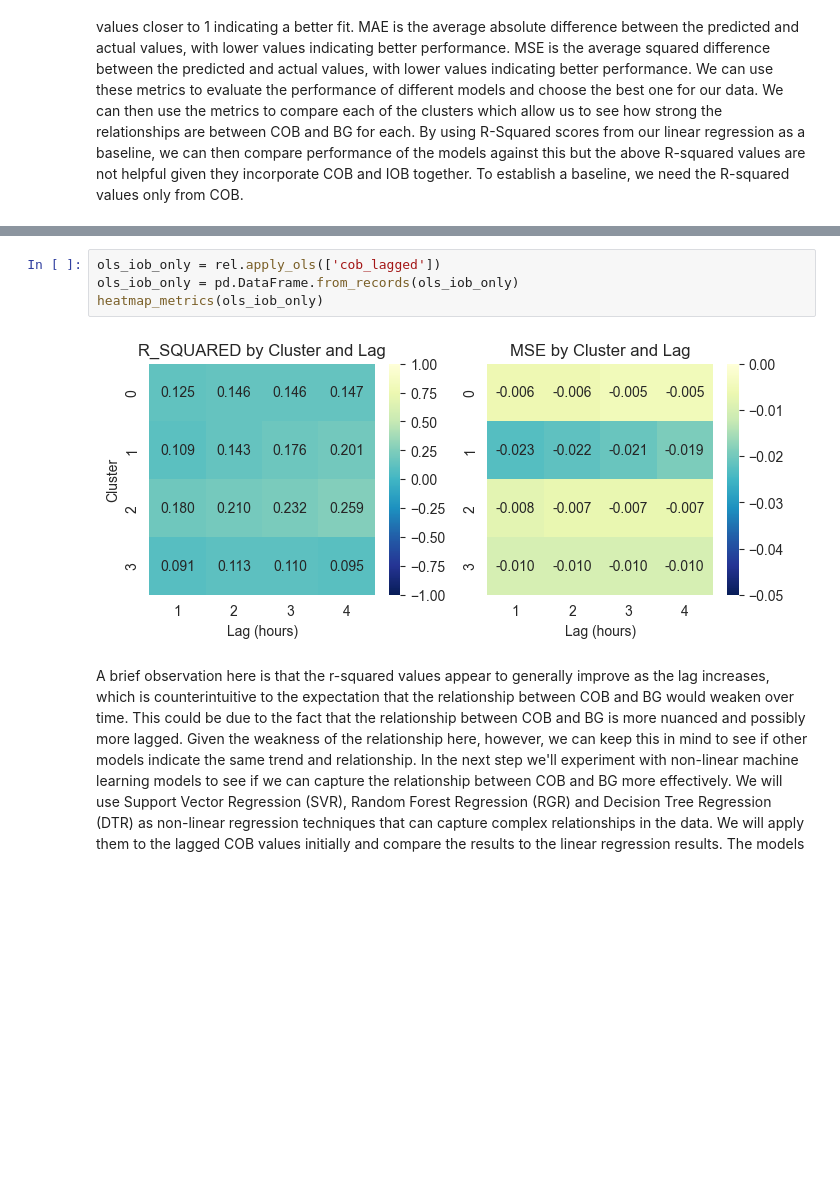
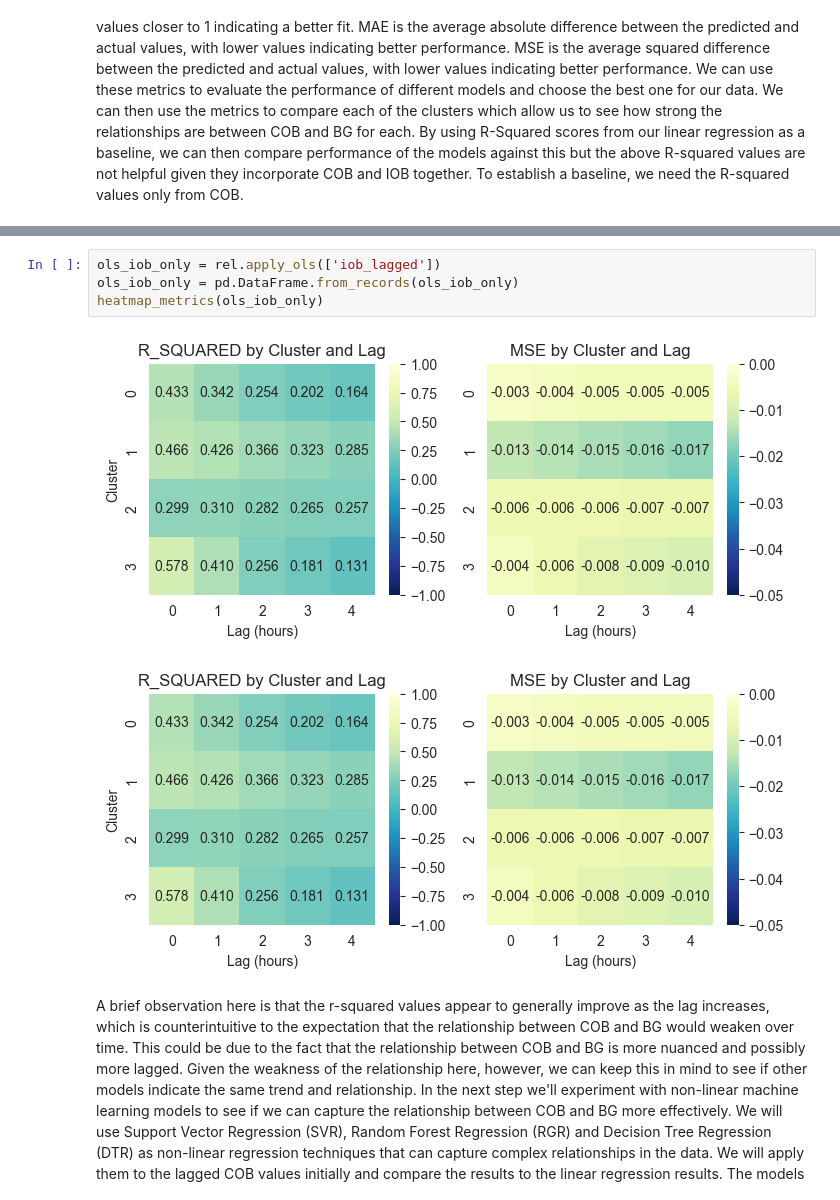
Before and after one commit to rdbrist/masters_project, a Jupyter notebook: notebooks/2.03b-rd-analysis-of-night-clusters.ipynb, the cells around one changed output, grey strips where cells are left out. Saved outputs shown, nothing was run; the diff lists cells and outputs as text; blank space fills up the shorter version.

```diff
--- a/notebooks/2.03b-rd-analysis-of-night-clusters.ipynb
+++ b/notebooks/2.03b-rd-analysis-of-night-clusters.ipynb
@@ -252,9 +275,10 @@ heatmap_metrics(ols_cob_only)
 # %%
-ols_iob_only = rel.apply_ols(['cob_lagged'])
+ols_iob_only = rel.apply_ols(['iob_lagged'])
 ols_iob_only = pd.DataFrame.from_records(ols_iob_only)
 heatmap_metrics(ols_iob_only)
 # %% [output]
-[figure, old version]
+[figure, new version]
+[figure, added]
 # %% [markdown]
 A brief observation here is that the r-squared values appear to generally improve as the lag increases, which is counterintuitive to the expectation that the relationship between COB and BG would weaken over time. This could be due to the fact that the relationship between COB and BG is more nuanced and possibly more lagged. Given the weakness of the relationship here, however, we can keep this in mind to see if other models indicate the same trend and relationship. In the next step we'll experiment with non-linear machine learning models to see if we can capture the relationship between COB and BG more effectively. We will use Support Vector Regression (SVR), Random Forest Regression (RGR) and Decision Tree Regression (DTR) as non-linear regression techniques that can capture complex relationships in the data. We will apply them to the lagged COB values initially and compare the results to the linear regression results. The models will be trained on the lagged COB for the whole night period using cross validation (to minimise the low sample size or max 36 data points per night and the risk of overfitting), and the performance will be evaluated using the same metrics as before: R-Squared and MSE. We canb first look at establishing the baseline using a linear regression model with cross validation as a comparison point.
 # %%
```
Also changed, not shown: parts of 23 cells of this notebook, 3 other files.
